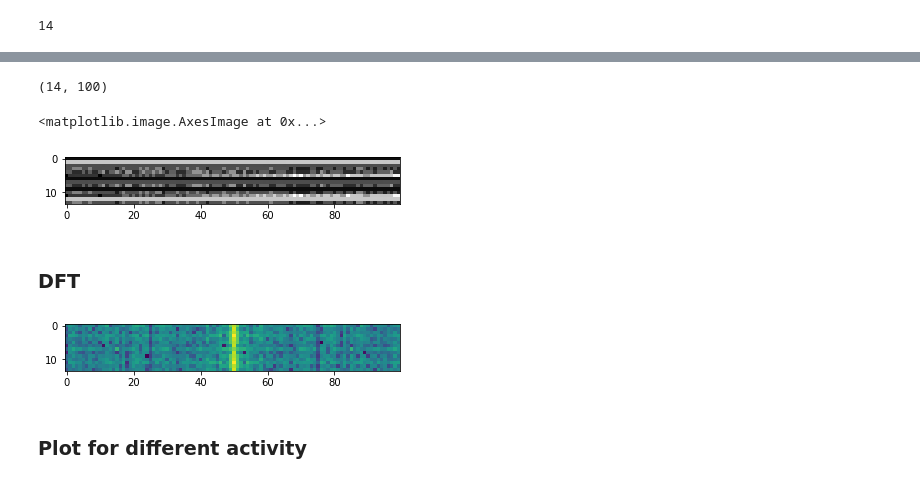
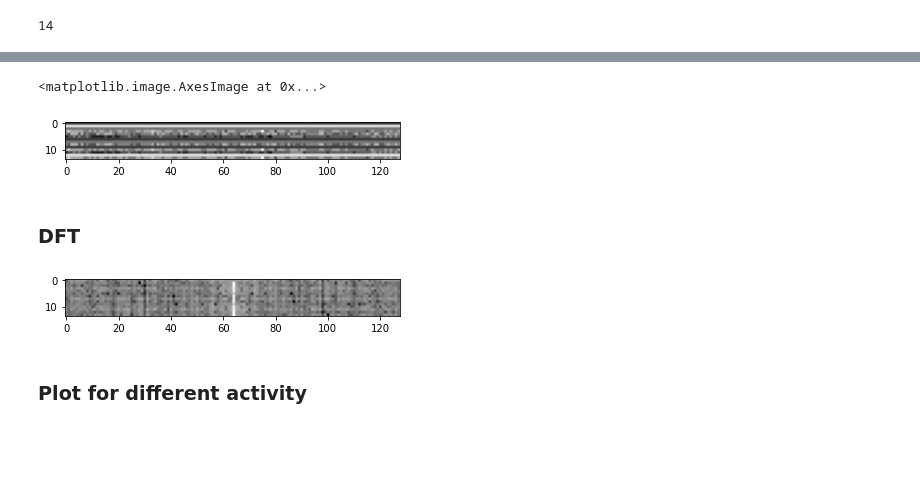
Before and after one commit to Issacyau/COM6911-Team-November, a Jupyter notebook: USC_HAD_pre_all.ipynb, the cells around one changed output, grey strips where cells are left out. Cells and saved outputs as stored; diff of their text form; code cells hidden in the pictures; blank space fills up the shorter version.

```diff
--- a/USC_HAD_pre_all.ipynb
+++ b/USC_HAD_pre_all.ipynb
@@ -177,0 +160,6 @@ def signal_segmentation(data,window_size):
+# %%
+seg_data = np.load("segments_data.npy") ### load np array
+label_data = np.load("labelss_data.npy")
+sub_data = np.load("subjects_data.npy")
+# %%
+segments_data = np.swapaxes(seg_data, 1,2) ### (43894,128,6) -> (43894,6,128)
@@ -182,3 +176,7 @@ raw_signal = [acc_x,acc_y,acc_z,gyro_x,gyro_y,gyro_z]
+# %%
+example = segments_data[0]
+# %%
+raw_signal = example.tolist()
 # %%
 def alg_2(raw_signal): ### input:raw signal list (6xNumber of sample point)
     Ns = len(raw_signal)
@@ -225,4 +220,0 @@ aa = stack_raw_signal_array[:,100:200]
-# %%
-aa.shape
-# %% [output]
-(14, 100)
@@ -239,18 +221,18 @@ def plot_SI(SI):
 # %%
-plt.imshow(aa,cmap="gray")
+plt.imshow(stack_raw_signal_array,cmap="gray")
 # %% [output]
 <matplotlib.image.AxesImage at 0x...>
-[figure, old version]
+[figure, new version]
 # %% [markdown]
 ### DFT
 # %%
-SI_fft = np.fft.fft2(aa)
+SI_fft = np.fft.fft2(stack_raw_signal_array)
 fshift_SI = np.fft.fftshift(SI_fft)
 magnitude_spectrum_SI = np.log(np.abs(fshift_SI))
-plt.imshow(magnitude_spectrum_SI)
+plt.imshow(magnitude_spectrum_SI,cmap="gray")
 plt.show()
 # %% [output]
-[figure, old version]
+[figure, new version]
 # %% [markdown]
 ### Plot for different activity
 # %%
```
Also changed, not shown: parts of 18 cells of this notebook, 2 other files.
